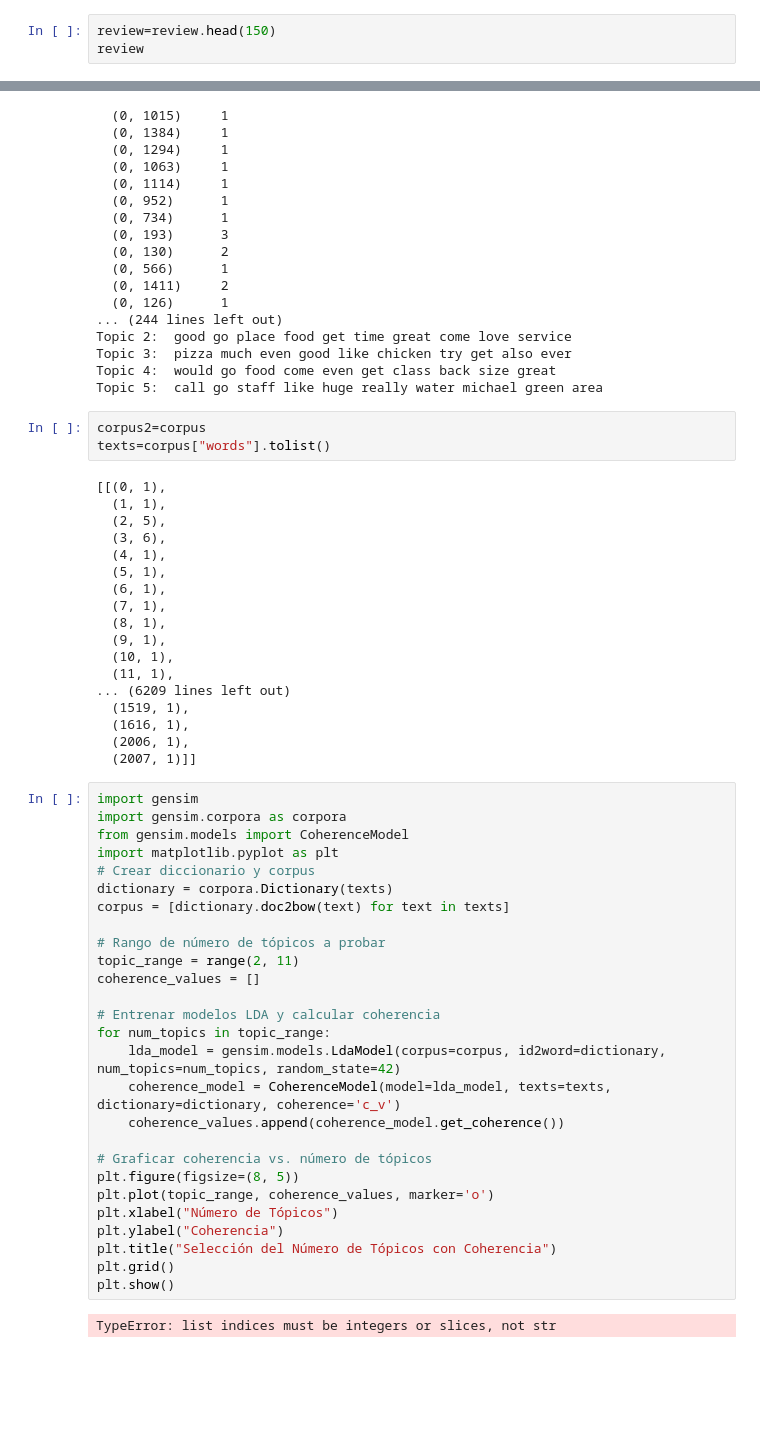
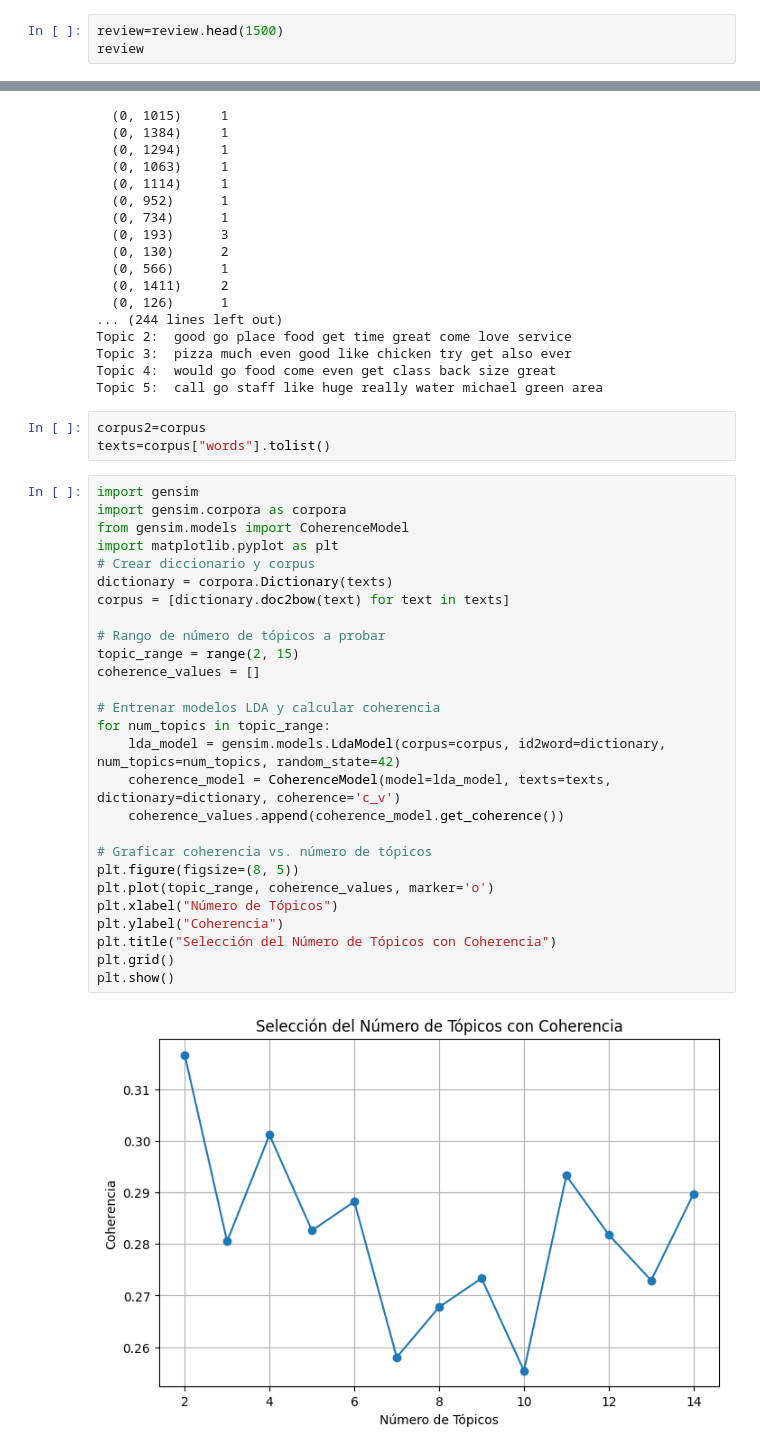
Before and after one commit to JaumeSanCol/Comp_ML, a Jupyter notebook: data_prep.ipynb, the cells around one changed output, grey strips where cells are left out. Saved outputs shown, nothing was run; the diff lists cells and outputs as text; blank space fills up the shorter version.

```diff
--- a/data_prep.ipynb
+++ b/data_prep.ipynb
@@ -35,7 +35,7 @@ user = pd.DataFrame(data)
 # %% [output]
 '\nwith open(tip_path, "r", encoding="utf-8") as f:\n    data = [json.loads(line) for line in f]\n\ntip = pd.DataFrame(data)\nwith open(user_path, "r", encoding="utf-8") as f:\n    data = [json.loads( ...
 # %%
-review=review.head(150)
+review=review.head(1500)
 review
 # %% [output]
 |  | review_id | user_id | business_id | stars | useful | funny | cool | text | date |
@@ -341,50 +316,32 @@ Topic 5:  call go staff like huge really water michael green area
 # %%
 corpus2=corpus
 texts=corpus["words"].tolist()
-# %% [output]
-[[(0, 1),
-  (1, 1),
-  (2, 5),
-  (3, 6),
-  (4, 1),
-  (5, 1),
-  (6, 1),
-  (7, 1),
-  (8, 1),
-  (9, 1),
-  (10, 1),
-  (11, 1),
-... (6209 lines left out)
-  (1519, 1),
-  (1616, 1),
-  (2006, 1),
-  (2007, 1)]]
 # %%
 import gensim
 import gensim.corpora as corpora
 from gensim.models import CoherenceModel
 import matplotlib.pyplot as plt
 # Crear diccionario y corpus
 dictionary = corpora.Dictionary(texts)
 corpus = [dictionary.doc2bow(text) for text in texts]
 
 # Rango de número de tópicos a probar
-topic_range = range(2, 11)
+topic_range = range(2, 15)
 coherence_values = []
 
 # Entrenar modelos LDA y calcular coherencia
 for num_topics in topic_range:
     lda_model = gensim.models.LdaModel(corpus=corpus, id2word=dictionary, num_topics=num_topics, random_state=42)
     coherence_model = CoherenceModel(model=lda_model, texts=texts, dictionary=dictionary, coherence='c_v')
     coherence_values.append(coherence_model.get_coherence())
 
 # Graficar coherencia vs. número de tópicos
 plt.figure(figsize=(8, 5))
 plt.plot(topic_range, coherence_values, marker='o')
 plt.xlabel("Número de Tópicos")
 plt.ylabel("Coherencia")
 plt.title("Selección del Número de Tópicos con Coherencia")
 plt.grid()
 plt.show()
 # %% [output]
-TypeError: list indices must be integers or slices, not str
+[figure, added]
```
Also changed, not shown: parts of 2 cells of this notebook.
